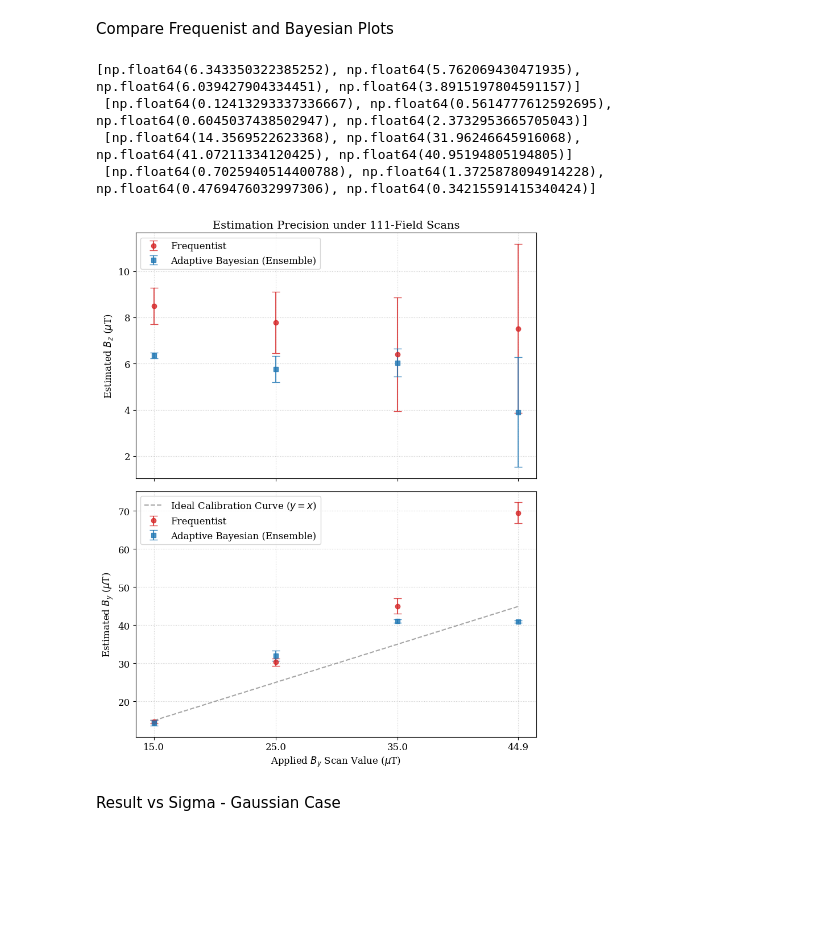
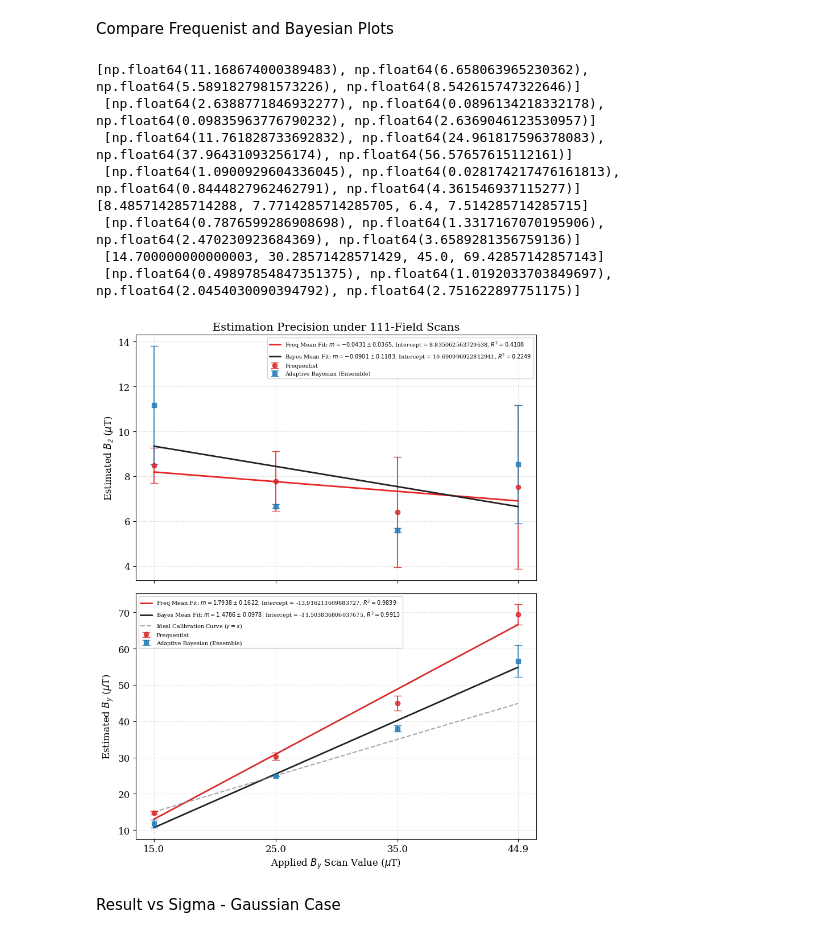
Before and after one commit to apranav22/bayesian_nmor, a Jupyter notebook: Trial_Y_Field_Estimation_Dataset_3_For_Plotting.ipynb, the cells around one changed output. Drawn from its saved outputs; the diff is of its cells as text; code cells hidden in the pictures; blank space fills up the shorter version.

```diff
--- a/Trial_Y_Field_Estimation_Dataset_3_For_Plotting.ipynb
+++ b/Trial_Y_Field_Estimation_Dataset_3_For_Plotting.ipynb
@@ -2138,6 +2203,12 @@ def benchmarking_attempt_1(x_pos, by_final_freq_means, by_final_freq_stds, bz_fi
     x_pos, by_final_bayes_means, by_final_bayes_stds, bz_final_bayes_means, bz_final_bayes_stds = np.array(x_pos), np.array(by_final_bayes_means), np.array(by_final_bayes_stds), np.array(bz_final_bayes_means), np.array(bz_final_bayes_stds)
     fig, (ax_z, ax_y) = plt.subplots(2, 1, figsize=(8, 10), sharex=True)
     # ax_z.axhline(true_bz_background, color='gray', linestyle='--', alpha=0.7, label='Nominal $B_z$ Background')
+
+    res_freq_z = linregress(x_pos, bz_final_freq_means)
+    res_freq_y = linregress(x_pos, by_final_freq_means)
+    res_bayes_z = linregress(x_pos, bz_final_bayes_means)
+    res_bayes_y = linregress(x_pos, by_final_bayes_means)
+
     ax_z.errorbar(x_pos, bz_final_freq_means, yerr=bz_final_freq_stds,
               fmt='o', capsize=5, color='tab:red', label='Frequentist', alpha=0.8)
     ax_z.errorbar(x_pos + 0.005, bz_final_bayes_means, yerr=bz_final_bayes_stds,
@@ -2145,7 +2216,23 @@ def benchmarking_attempt_1(x_pos, by_final_freq_means, by_final_freq_stds, bz_fi
     ax_z.set_ylabel('Estimated $B_z$ ($\mu$T)', fontsize=12)
     ax_z.set_title('Estimation Precision under 111-Field Scans', fontsize=14)
     ax_z.grid(True, linestyle=':', alpha=0.6)
-    ax_z.legend(loc='best')
+
+
+    # --- Linear Fit Overlays ---
+    x_line = np.linspace(min(x_pos), max(x_pos), 100)
+
+    fit_label_freq_z = rf'Freq Mean Fit: $m={res_freq_z.slope:.4f} \pm {res_freq_z.stderr:.4f}$, Intercept = {res_freq_z.intercept}, $R^2={res_freq_z.rvalue**2:.4f}$'
+    fit_line_freq_z, = ax_z.plot(x_line, res_freq_z.slope * x_line + res_freq_z.intercept, '-', color="#E92424", linewidth=2, label=fit_label_freq_z)
+
+    fit_label_freq_y = rf'Freq Mean Fit: $m={res_freq_y.slope:.4f} \pm {res_freq_y.stderr:.4f}$, Intercept = {res_freq_y.intercept}, $R^2={res_freq_y.rvalue**2:.4f}$'
+    fit_line_freq_y, = ax_y.plot(x_line, res_freq_y.slope * x_line + res_freq_y.intercept, '-', color="#D62B2B", linewidth=2, label=fit_label_freq_y)
+
+    fit_label_bayes_z = rf'Bayes Mean Fit: $m={res_bayes_z.slope:.4f} \pm {res_bayes_z.stderr:.4f}$, Intercept = {res_bayes_z.intercept}, $R^2={res_bayes_z.rvalue**2:.4f}$'
+    fit_line_bayes_z, = ax_z.plot(x_line, res_bayes_z.slope * x_line + res_bayes_z.intercept, '-', color="#242121", linewidth=2, label=fit_label_bayes_z)
+
+    fit_label_bayes_y = rf'Bayes Mean Fit: $m={res_bayes_y.slope:.4f} \pm {res_bayes_y.stderr:.4f}$, Intercept = {res_bayes_y.intercept}, $R^2={res_bayes_y.rvalue**2:.4f}$'
+    fit_line_bayes_y, = ax_y.plot(x_line, res_bayes_y.slope * x_line + res_bayes_y.intercept, '-', color="#242121", linewidth=2, label=fit_label_bayes_y)
+    ax_z.legend(loc='best', fontsize=7)
 
     ax_y.plot(x_pos, x_pos, color='gray', linestyle='--', alpha=0.7, label='Ideal Calibration Curve ($y=x$)')
     ax_y.errorbar(x_pos - 0.005, by_final_freq_means, yerr=by_final_freq_stds,
@@ -2156,16 +2243,17 @@ def benchmarking_attempt_1(x_pos, by_final_freq_means, by_final_freq_stds, bz_fi
     ax_y.set_ylabel('Estimated $B_y$ ($\mu$T)', fontsize=12)
     ax_y.set_xticks(x_pos)
     ax_y.grid(True, linestyle=':', alpha=0.6)
-    ax_y.legend(loc='best')
+    ax_y.legend(loc='best', fontsize=7)
 
     plt.tight_layout()
     if save_path: plt.savefig(save_path, dpi=300)
     plt.show()
     pass
 # %%
-est_first = False
+est_first = True
 sigma_noise = 0.4
-save_path = f"Results\\Dataset_9\\19_May\\Linear_Interpolation\\Est_First_Z_{est_first}\\Gaussian_Likelihood\\Sigma_{sigma_noise}\\Benchmarking_Attempt_1.png"
+prior = 2.0
+save_path = f"Results\\Dataset_10\\03_June\\Prior_Test_{prior}\\Linear_Interpolation\\Est_First_Z_{est_first}\\Gaussian_Likelihood\\Sigma_{sigma_noise}\\Benchmarking_Attempt_1.png"
 # save_path = f"Results\\Dataset_8_Updated\\4_Apr\\Start_Time_Tests\\By_{k}\\Final_Estimates__Ensemble_Averages_v1.png"
 est_dict_z, est_dict_y = {}, {} #we do not technically need this
 x_pos = [0.150, 0.250, 0.350, 0.449]
@@ -2178,48 +2266,53 @@ for i in range(0,4):
     bz_final_map, by_final_map = [], []
     for j in range(0, 10,2):
         curr_time = 15.0 + j
-        directory = f"Results\\Dataset_9\\19_May\\Linear_Interpolation\\Est_First_Z_{est_first}\\Gaussian_Likelihood\\Sigma_{sigma_noise}\\Test_{j//2}_Dataset_9_By_{i}_from_{curr_time}_microseconds_Randomised_Start_Time_Sigma_noise_{sigma_noise}"
+        directory = f"D:\\Pranav_and_Dinesh\\Dinesh\\Results\\Dataset_10\\03_June\\Prior_Test_{prior}\\Linear_Interpolation\\Est_First_Z_{est_first}\\Gaussian_Likelihood\\Sigma_{sigma_noise}\\Test_{j//2}_Dataset_10_By_{i}_from_{curr_time}_microseconds_Randomised_Start_Time_Sigma_noise_{sigma_noise}"
         # directory = f"Results\\Dataset_8_Updated\\4_Apr\\Start_Time_Tests\\Test_{j//2}_Dataset_8_By_{i}_from_{curr_time}_microseconds_0.2_step_Adaptive_Bias_Selection_Fixed_Estimate_Marginalisation_1_sigma"
         result_longitudinal_list = sorted([
-                os.path.join(directory, f) for f in os.listdir(directory) if (f.startswith(f"longitudinal_estimation_results_Dataset_9_Starting with{curr_time} us_T Step 0.2 us_plus_0.0_initial estimate_19_05_2026_") or f.startswith(f"longitudinal_estimation_results_Dataset_9_Starting with{curr_time} us_T Step 0.2 us_plus_0.0_initial estimate_20_05_2026_") or f.startswith(f"longitudinal_estimation_results_Dataset_9_Starting with{curr_time} us_T Step 0.2 us_plus_0.0_initial estimate_21_05_2026_") or f.startswith(f"longitudinal_estimation_results_Dataset_9_Starting with{curr_time} us_T Step 0.2 us_plus_0.0_initial estimate_22_05_2026_")) and f.endswith(r".npz")
-            ], key=lambda x: float(x.split(r"_05_2026_")[1].split(r".npz")[0]))
+                os.path.join(directory, f) for f in os.listdir(directory) if (f.startswith(f"longitudinal_estimation_results_Dataset_10_Starting with{curr_time} us_T Step 0.2 us_plus_0.0_initial estimate_03_06_2026_") or f.startswith(f"longitudinal_estimation_results_Dataset_10_Starting with{curr_time} us_T Step 0.2 us_plus_0.0_initial estimate_12_06_2026_") or f.startswith(f"longitudinal_estimation_results_Dataset_10_Starting with{curr_time} us_T Step 0.2 us_plus_0.0_initial estimate_13_06_2026_") or f.startswith(f"longitudinal_estimation_results_Dataset_10_Starting with{curr_time} us_T Step 0.2 us_plus_0.0_initial estimate_14_06_2026_") or f.startswith(f"longitudinal_estimation_results_Dataset_10_Starting with{curr_time} us_T Step 0.2 us_plus_0.0_initial estimate_15_06_2026_") or f.startswith(f"longitudinal_estimation_results_Dataset_10_Starting with{curr_time} us_T Step 0.2 us_plus_0.0_initial estimate_11_06_2026_")) and f.endswith(r".npz")
+            ], key=lambda x: float(x.split(r"_06_2026_")[1].split(r".npz")[0]))
         result_transverse_list = sorted([
-                os.path.join(directory, f) for f in os.listdir(directory) if (f.startswith(f"transverse_field_estimation_results_Dataset_9_Starting with{curr_time} us_T Step 0.2 us_plus_0.0_initial estimate_19_05_2026_") or f.startswith(f"transverse_field_estimation_results_Dataset_9_Starting with{curr_time} us_T Step 0.2 us_plus_0.0_initial estimate_20_05_2026_") or f.startswith(f"transverse_field_estimation_results_Dataset_9_Starting with{curr_time} us_T Step 0.2 us_plus_0.0_initial estimate_21_05_2026_") or f.startswith(f"transverse_field_estimation_results_Dataset_9_Starting with{curr_time} us_T Step 0.2 us_plus_0.0_initial estimate_22_05_2026_")) and f.endswith(r".npz")
-            ], key=lambda x: float(x.split(r"_05_2026_")[1].split(r".npz")[0]))
+                os.path.join(directory, f) for f in os.listdir(directory) if (f.startswith(f"transverse_field_estimation_results_Dataset_10_Starting with{curr_time} us_T Step 0.2 us_plus_0.0_initial estimate_03_06_2026_") or f.startswith(f"transverse_field_estimation_results_Dataset_10_Starting with{curr_time} us_T Step 0.2 us_plus_0.0_initial estimate_12_06_2026_") or f.startswith(f"transverse_field_estimation_results_Dataset_10_Starting with{curr_time} us_T Step 0.2 us_plus_0.0_initial estimate_13_06_2026_") or f.startswith(f"transverse_field_estimation_results_Dataset_10_Starting with{curr_time} us_T Step 0.2 us_plus_0.0_initial estimate_14_06_2026_") or f.startswith(f"transverse_field_estimation_results_Dataset_10_Starting with{curr_time} us_T Step 0.2 us_plus_0.0_initial estimate_15_06_2026_") or f.startswith(f"transverse_field_estimation_results_Dataset_10_Starting with{curr_time} us_T Step 0.2 us_plus_0.0_initial estimate_11_06_2026_")) and f.endswith(r".npz")
+            ], key=lambda x: float(x.split(r"_06_2026_")[1].split(r".npz")[0]))
 
         # result_longitudinal_list = sorted([
         #         os.path.join(directory, f) for f in os.listdir(directory) if (f.startswith(f"longitudinal_estimation_results_Dataset_9_Starting with{curr_time} us_T Step 0.2 us_plus_0.0_initial estimate_04_04_2026_") or f.startswith(f"longitudinal_estimation_results_Dataset_9_Starting with{curr_time} us_T Step 0.2 us_plus_0.0_initial estimate_05_04_2026_") or f.startswith(f"longitudinal_estimation_results_Dataset_9_Starting with{curr_time} us_T Step 0.2 us_plus_0.0_initial estimate_06_04_2026_")) and f.endswith(r".npz")
         #     ], key=lambda x: float(x.split(r"_04_2026_")[1].split(r".npz")[0]))
         # result_transverse_list = sorted([
         #         os.path.join(directory, f) for f in os.listdir(directory) if (f.startswith(f"transverse_field_estimation_results_Dataset_9_Starting with{curr_time} us_T Step 0.2 us_plus_0.0_initial estimate_04_04_2026_") or f.startswith(f"transverse_field_estimation_results_Dataset_9_Starting with{curr_time} us_T Step 0.2 us_plus_0.0_initial estimate_05_04_2026_") or f.startswith(f"transverse_field_estimation_results_Dataset_9_Starting with{curr_time} us_T Step 0.2 us_plus_0.0_initial estimate_06_04_2026_")) and f.endswith(r".npz")
         #     ], key=lambda x: float(x.split(r"_04_2026_")[1].split(r".npz")[0]))
 
 
         longitudinal_estimation_results = [np.load(f, allow_pickle=True) for f in result_longitudinal_list]
         transverse_field_estimation_results = [np.load(f, allow_pickle=True) for f in result_transverse_list]
         bz_final_estimate = []
         by_final_estimate = []
         if est_first:
             for k in range(len(transverse_field_estimation_results)-1):
                 bz_final_estimate.append(longitudinal_estimation_results[k+1]["est"][-1]/0.7*100)
                 by_final_estimate.append(transverse_field_estimation_results[k]["est"][-1]/0.7*100)
         else:
             for k in range(len(longitudinal_estimation_results)):
                 bz_final_estimate.append(longitudinal_estimation_results[k]["est"][-1]/0.7*100)
                 by_final_estimate.append(transverse_field_estimation_results[k+1]["est"][-1]/0.7*100)
 
         bz_final_map.append(bz_final_estimate[-1]); by_final_map.append(by_final_estimate[-1])
     est_dict_z[f'{x_pos[i]:.6e}'] = bz_final_map
     est_dict_y[f'{x_pos[i]:.6e}'] = by_final_map
     by_final_bayes_means.append(np.mean(by_final_map))
     by_final_bayes_stds.append(np.std(by_final_map))
     bz_final_bayes_means.append(np.mean(bz_final_map))
     bz_final_bayes_stds.append(np.std(bz_final_map))
 print(bz_final_bayes_means, "\n",bz_final_bayes_stds,"\n", by_final_bayes_means,"\n", by_final_bayes_stds)
+print(bz_final_freq_means, "\n",bz_final_freq_stds,"\n", by_final_freq_means,"\n", by_final_freq_stds)
 benchmarking_attempt_1(x_pos, by_final_freq_means, by_final_freq_stds, bz_final_freq_means, bz_final_freq_stds, by_final_bayes_means, by_final_bayes_stds, bz_final_bayes_means, bz_final_bayes_stds, save_path=save_path)
 # %% [output]
-[np.float64(6.343350322385252), np.float64(5.762069430471935), np.float64(6.039427904334451), np.float64(3.8915197804591157)]
- [np.float64(0.12413293337336667), np.float64(0.5614777612592695), np.float64(0.6045037438502947), np.float64(2.3732953665705043)]
- [np.float64(14.3569522623368), np.float64(31.96246645916068), np.float64(41.07211334120425), np.float64(40.95194805194805)]
- [np.float64(0.7025940514400788), np.float64(1.3725878094914228), np.float64(0.4769476032997306), np.float64(0.34215591415340424)]
+[np.float64(11.168674000389483), np.float64(6.658063965230362), np.float64(5.5891827981573226), np.float64(8.542615747322646)]
+ [np.float64(2.6388771846932277), np.float64(0.0896134218332178), np.float64(0.09835963776790232), np.float64(2.6369046123530957)]
+ [np.float64(11.761828733692832), np.float64(24.961817596378083), np.float64(37.96431093256174), np.float64(56.57657615112161)]
+ [np.float64(1.0900929604336045), np.float64(0.028174217476161813), np.float64(0.8444827962462791), np.float64(4.361546937115277)]
+[8.485714285714288, 7.7714285714285705, 6.4, 7.514285714285715]
+ [np.float64(0.7876599286908698), np.float64(1.3317167070195906), np.float64(2.470230923684369), np.float64(3.6589281356759136)]
+ [14.700000000000003, 30.28571428571429, 45.0, 69.42857142857143]
+ [np.float64(0.49897854847351375), np.float64(1.0192033703849697), np.float64(2.0454030090394792), np.float64(2.751622897751175)]
-[figure, old version]
+[figure, new version]
```
Also changed, not shown: parts of 48 cells of this notebook, 4 other files.
